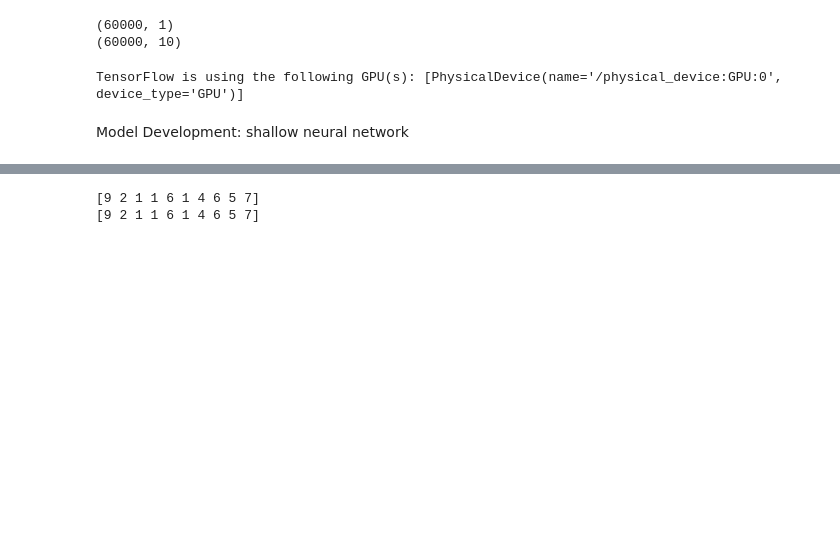
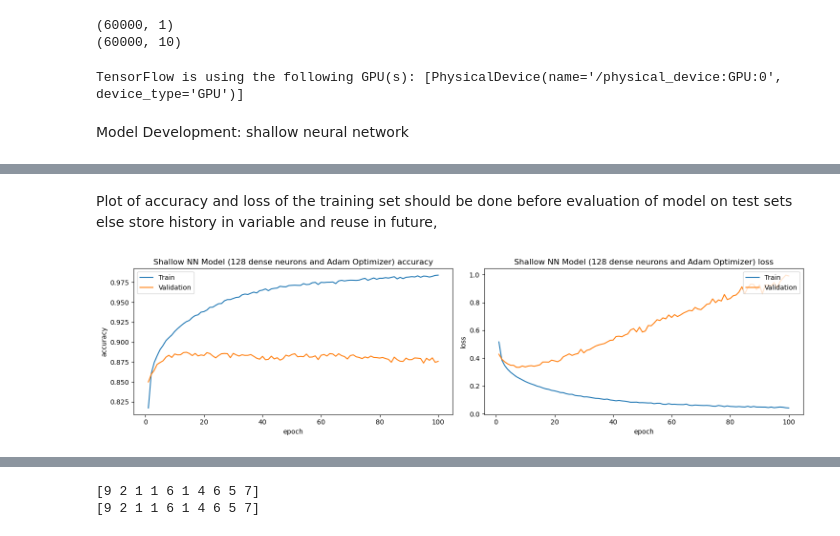
Before and after one commit to buddhathapa12/machine-learning, a Jupyter notebook: neural_network_Assignment3/E923Q669_Assignment3.ipynb, the cells around one changed output, grey strips where cells are left out. Cells and saved outputs as stored; diff of their text form; code cells hidden in the pictures; blank space fills up the shorter version.

Commit message:
Experimentation on shallow NN and simple CNN with different neurons in dense layer, optimization functions, batch sizes and learning rates

```diff
--- a/neural_network_Assignment3/E923Q669_Assignment3.ipynb
+++ b/neural_network_Assignment3/E923Q669_Assignment3.ipynb
@@ -79,6 +85,35 @@ shallow neural network
+# %%
+# Method to plot train and validation accuracy and loss over epoches.
+def PlotTrainAndValidationAccuracyAndLoss(nn_model_history: tf.keras.callbacks.History, model_name: str):
+    fig, axs = plt.subplots(1, 2, figsize=(15, 4))
+    sns.lineplot(x=np.array(nn_model_history.epoch) + 1, y= nn_model_history.history['accuracy'], label='Train', ax = axs[0])
+    sns.lineplot(x=np.array(nn_model_history.epoch) + 1, y= nn_model_history.history['val_accuracy'], label='Validation', ax = axs[0])
+    axs[0].set_title(f'{model_name} accuracy')
+    axs[0].set_ylabel('accuracy')
+    # axs[0].set_xticks(range(1, len(nn_model_history.epoch) + 1))
+    axs[0].set_xlabel('epoch')
+    axs[0].legend(loc='upper left')
+
+    sns.lineplot(x=np.array(nn_model_history.epoch) + 1, y= nn_model_history.history['loss'], label='Train', ax = axs[1])
+    sns.lineplot(x=np.array(nn_model_history.epoch) + 1, y= nn_model_history.history['val_loss'], label='Validation', ax = axs[1])
+    axs[1].set_title(f'{model_name} loss')
+    axs[1].set_ylabel('loss')
+    # axs[1].set_xticks(range(1, len(nn_model_history.epoch) + 1))
+    axs[1].set_xlabel('epoch')
+    axs[1].legend(loc='upper right')
+
+    plt.tight_layout()
+    plt.show()
 # %%
-shallow_nn_model = tf.keras.Sequential([
-    tf.keras.layers.Flatten(input_shape=(28, 28)),
+#Shallow Neural Network Model 1
+shallow_nn_model1 = tf.keras.Sequential([
+    tf.keras.layers.Input(shape= (28, 28)),
+    tf.keras.layers.Flatten(),
     tf.keras.layers.Dense(128, activation='relu'),
     tf.keras.layers.Dense(10)
 ])
+shallow_nn_model1.compile(optimizer='adam',
+              loss=tf.keras.losses.CategoricalCrossentropy(from_logits=True),
+              metrics=['accuracy'])
+
+shallow_nn1_history = shallow_nn_model1.fit(train_images, train_labels_onehot, epochs=100, validation_split= 0.2, batch_size= 32)
@@ -112,0 +200,6 @@ Epoch 10/10
+# %% [markdown]
+Plot of accuracy and loss of the training set should be done before evaluation of model on test sets else store history in variable and reuse in future,
+# %%
+PlotTrainAndValidationAccuracyAndLoss(shallow_nn1_history, "Shallow NN Model (128 dense neurons and Adam Optimizer)")
+# %% [output]
+[figure, added]
```
Also changed, not shown: parts of 23 cells of this notebook.
